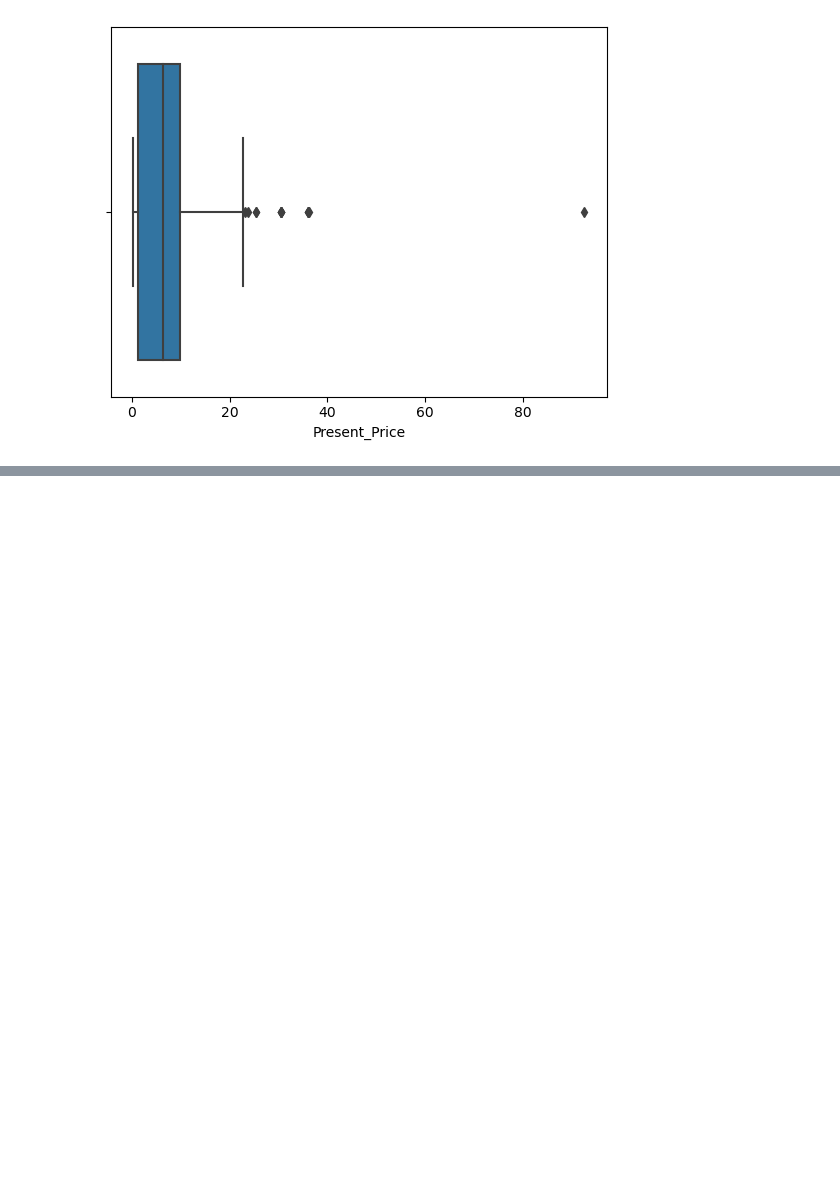
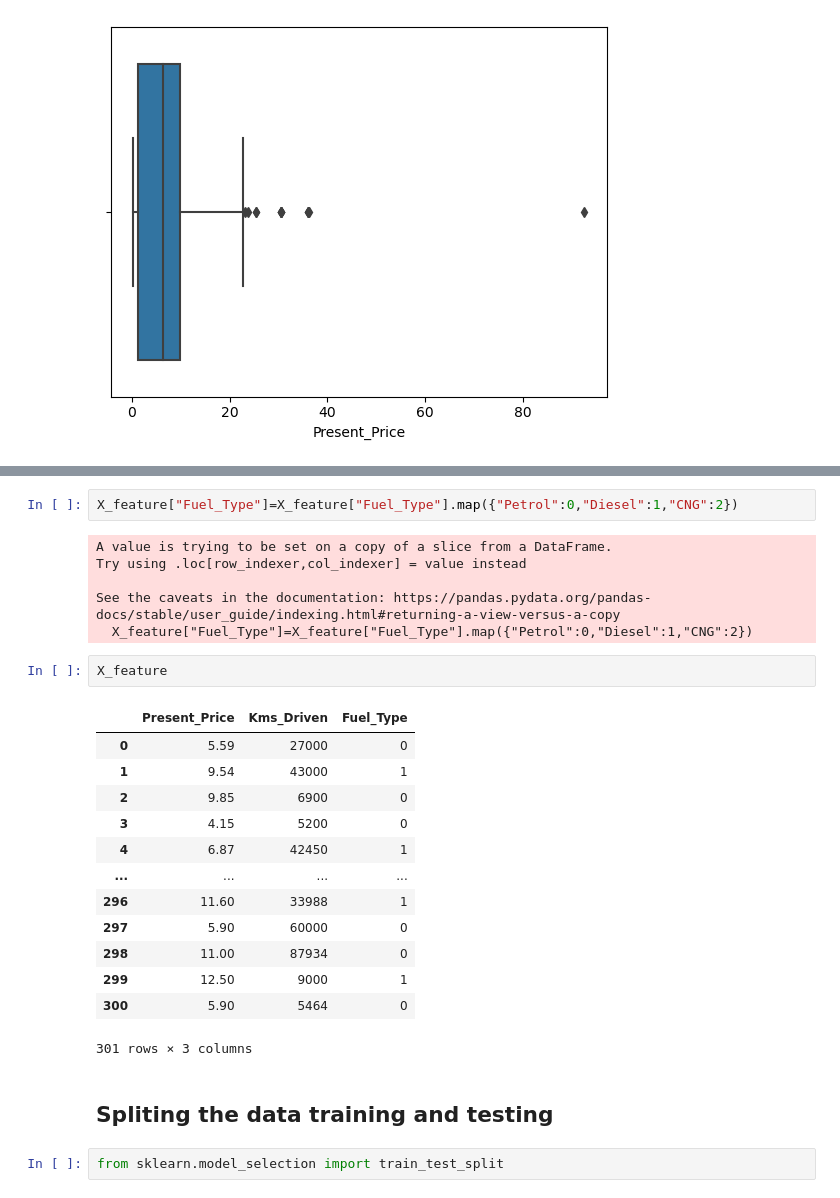
Before and after one commit to chandanverma07/ML-BA, a Jupyter notebook: Linear Regression 1.ipynb, the cells around one changed output, grey strips where cells are left out. Cells and saved outputs as stored; diff of their text form; blank space fills up the shorter version.

```diff
--- a/Linear Regression 1.ipynb
+++ b/Linear Regression 1.ipynb
@@ -176,0 +196,28 @@ plt.show()
+# %%
+X_feature["Fuel_Type"]=X_feature["Fuel_Type"].map({"Petrol":0,"Diesel":1,"CNG":2})
+# %% [output]
+A value is trying to be set on a copy of a slice from a DataFrame.
+Try using .loc[row_indexer,col_indexer] = value instead
+
+See the caveats in the documentation: https://pandas.pydata.org/pandas-docs/stable/user_guide/indexing.html#returning-a-view-versus-a-copy
+  X_feature["Fuel_Type"]=X_feature["Fuel_Type"].map({"Petrol":0,"Diesel":1,"CNG":2})
+# %%
+X_feature
+# %% [output]
+|  | Present_Price | Kms_Driven | Fuel_Type |
+| 0 | 5.59 | 27000 | 0 |
+| 1 | 9.54 | 43000 | 1 |
+| 2 | 9.85 | 6900 | 0 |
+| 3 | 4.15 | 5200 | 0 |
+| 4 | 6.87 | 42450 | 1 |
+| ... | ... | ... | ... |
+| 296 | 11.60 | 33988 | 1 |
+| 297 | 5.90 | 60000 | 0 |
+| 298 | 11.00 | 87934 | 0 |
+| 299 | 12.50 | 9000 | 1 |
+| 300 | 5.90 | 5464 | 0 |
+301 rows × 3 columns
+# %% [markdown]
+## Spliting the data training and testing
+# %%
+from sklearn.model_selection import train_test_split
```
Also changed, not shown: parts of 33 cells of this notebook.
